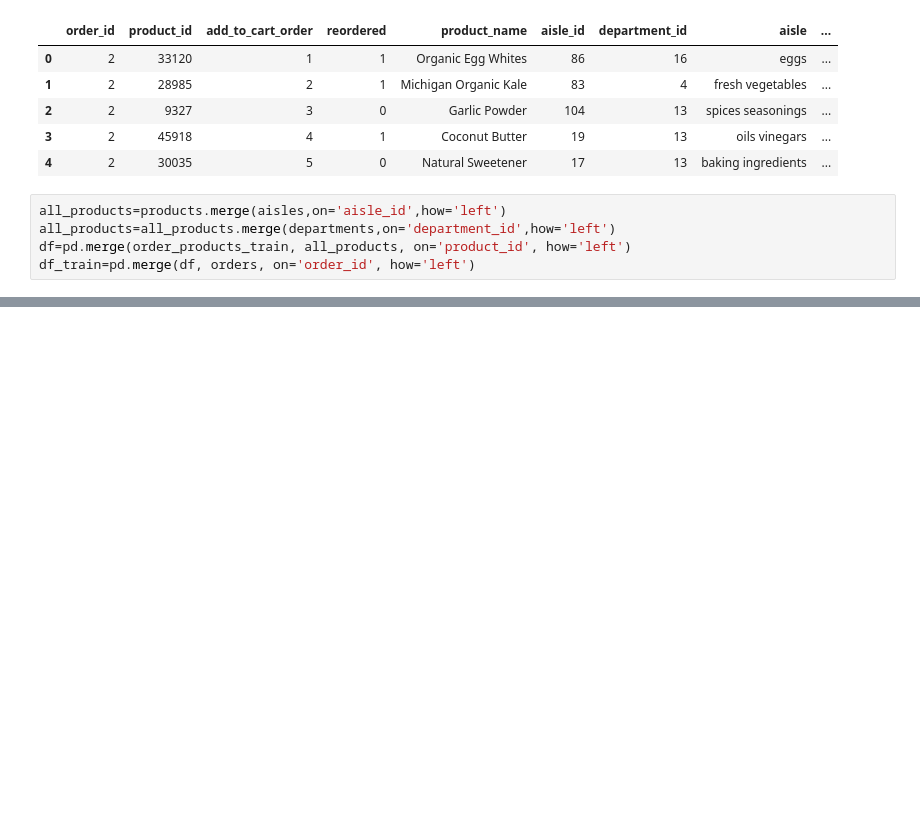
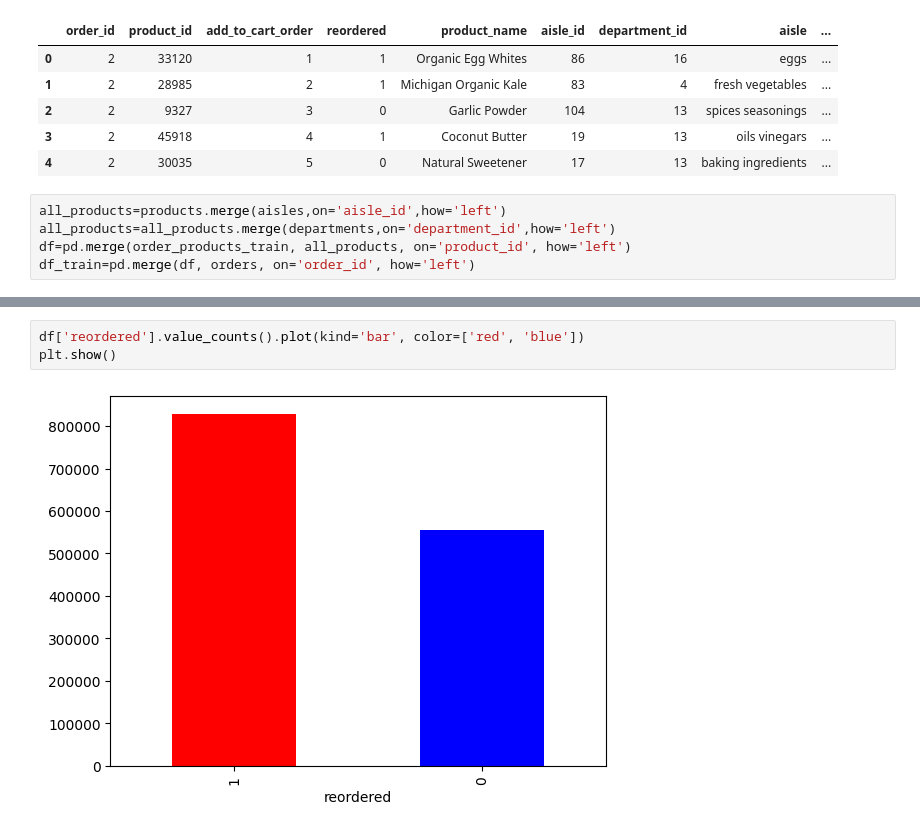
Before and after one commit to kareemkhouri2006/project, a Jupyter notebook: project.ipynb, the cells around one changed output, grey strips where cells are left out. Drawn from its saved outputs; the diff is of its cells as text; blank space fills up the shorter version.

```diff
--- a/project.ipynb
+++ b/project.ipynb
@@ -61,0 +122,5 @@ df_train.head()
+# %%
+df['reordered'].value_counts().plot(kind='bar', color=['red', 'blue'])
+plt.show()
+# %% [output]
+[figure, added]
```
Also changed, not shown: parts of 15 cells of this notebook.
